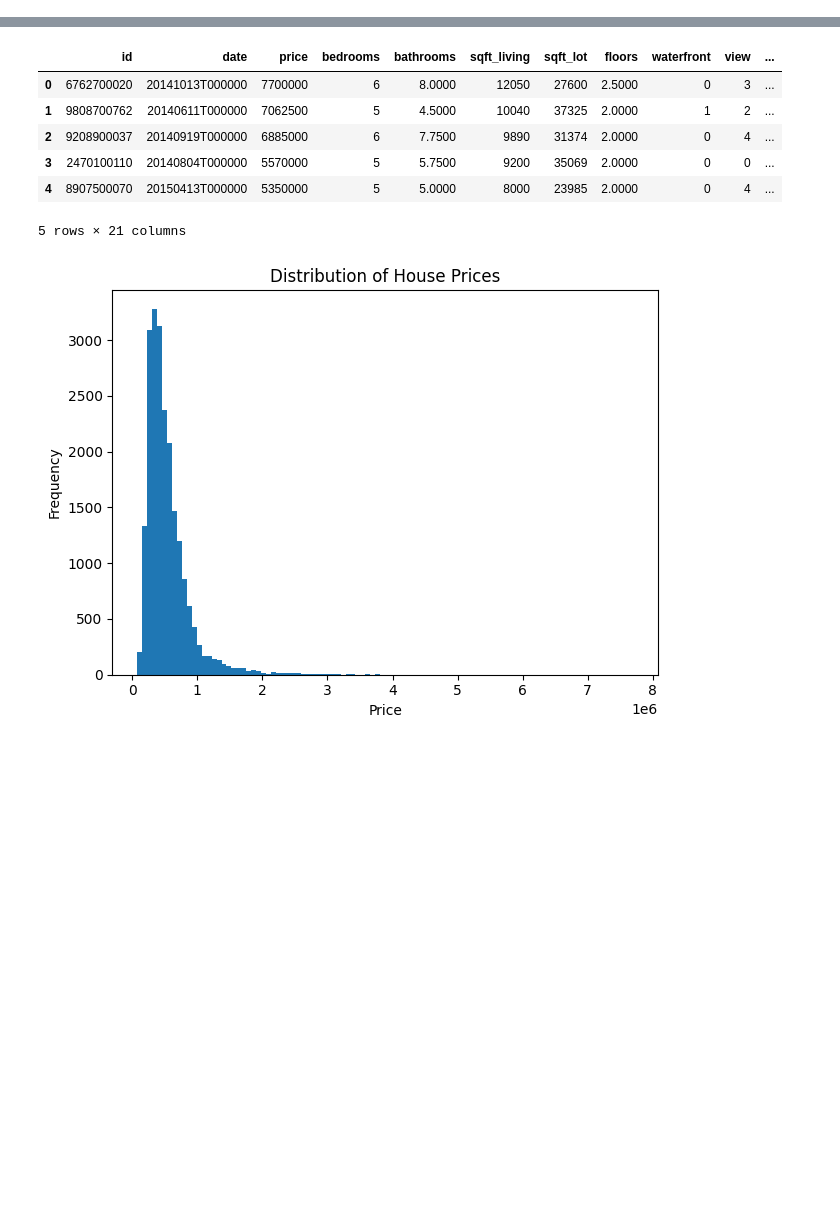
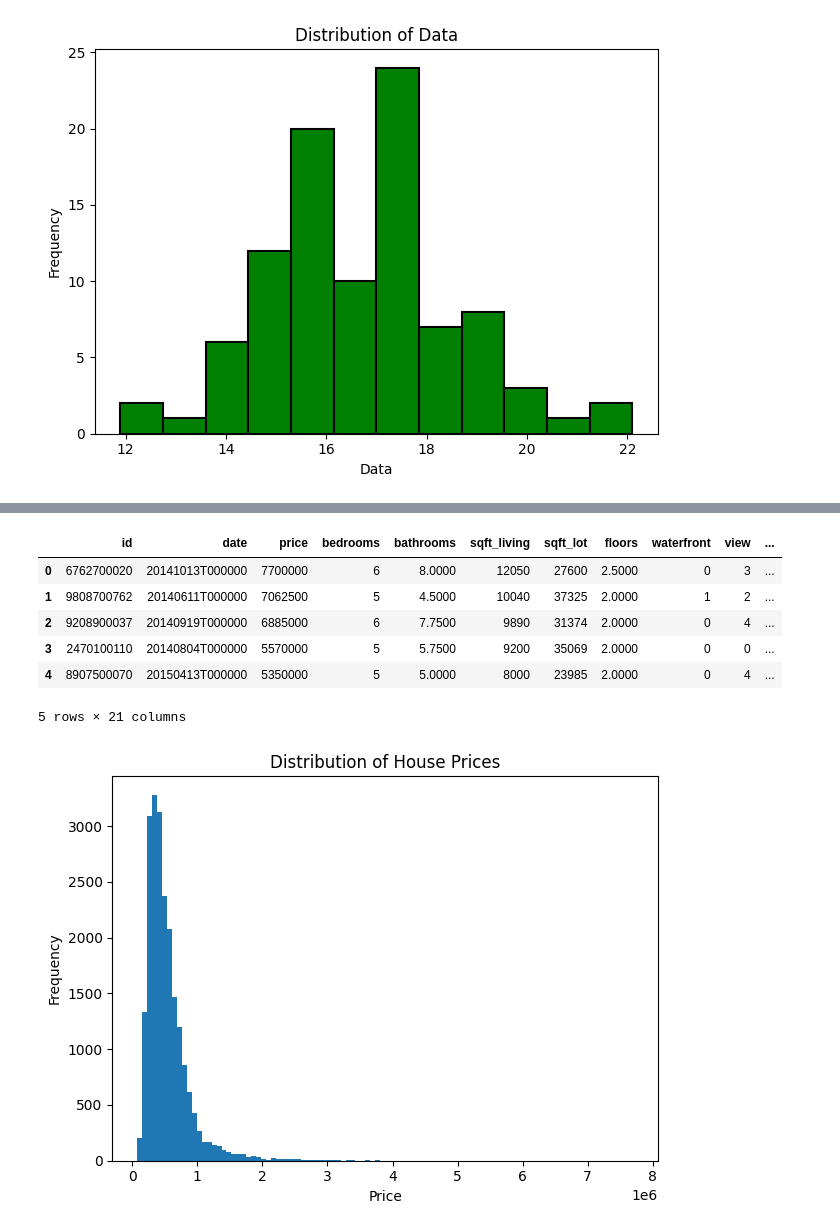
Before and after one commit to miu0001/Statistical_Inference, a Jupyter notebook: 6.1 Descriptive Statistics.ipynb, the cells around one changed output, grey strips where cells are left out. Cells and saved outputs as stored; diff of their text form; code cells hidden in the pictures; blank space fills up the shorter version.

```diff
--- a/6.1 Descriptive Statistics.ipynb
+++ b/6.1 Descriptive Statistics.ipynb
@@ -5,3 +5,22 @@ import numpy as np
 import pandas as pd
 import matplotlib.pyplot as plt
 from typing import Optional, Union
+# %%
+import pandas as pd
+
+# Dataset from the provided values
+values = [
+    17.1, 19.3, 18.0, 19.4, 16.5, 14.4, 15.8, 16.6, 18.5, 14.9,
+    14.8, 16.3, 20.8, 17.8, 14.8, 15.6, 16.7, 16.1, 17.1, 16.5,
+    18.8, 19.3, 18.1, 16.1, 18.0, 17.2, 16.8, 17.3, 14.4, 14.1,
+    16.9, 17.6, 15.5, 17.8, 17.2, 17.4, 18.1, 18.4, 17.8, 16.7,
+    17.2, 13.7, 18.0, 15.6, 17.8, 17.0, 17.7, 11.9, 15.9, 17.8,
+    15.5, 14.6, 15.6, 15.1, 15.4, 16.1, 17.0, 17.1, 19.1, 15.0,
+    17.6, 19.7, 17.1, 13.6, 15.6, 16.3, 14.8, 17.4, 14.8, 14.9,
+    14.1, 17.8, 19.8, 18.9, 15.6, 16.1, 15.9, 15.7, 22.1, 16.1,
+    18.9, 21.5, 17.4, 12.3, 20.2, 14.9, 17.1, 15.0, 14.4, 14.7,
+    15.9, 19.0, 16.6, 15.3, 17.7, 15.8
+]
+
+# DataFrame named 'df' with a 'price' column (compatible with previous code)
+df = pd.DataFrame({"price": values})
@@ -7,0 +68,23 @@ from typing import Optional, Union
+# %%
+x = df["price"].dropna()
+
+plt.figure()
+counts, edges, _ = plt.hist(
+    x, bins=12,
+    color="green",            # fill color
+    edgecolor="black",      # solid boundaries on each bar
+    linewidth=1.5
+)
+
+# (Optional) draw solid boundary lines up to each bar’s height
+for h, left, right in zip(counts, edges[:-1], edges[1:]):
+    plt.plot([left, left],   [0, h], color="black", linewidth=1.2)
+    plt.plot([right, right], [0, h], color="black", linewidth=1.2)
+
+plt.title("Distribution of Data")
+plt.xlabel("Data")
+plt.ylabel("Frequency")
+plt.tight_layout()
+plt.show()
+# %% [output]
+[figure, added]
```
Also changed, not shown: parts of 3 cells of this notebook.
